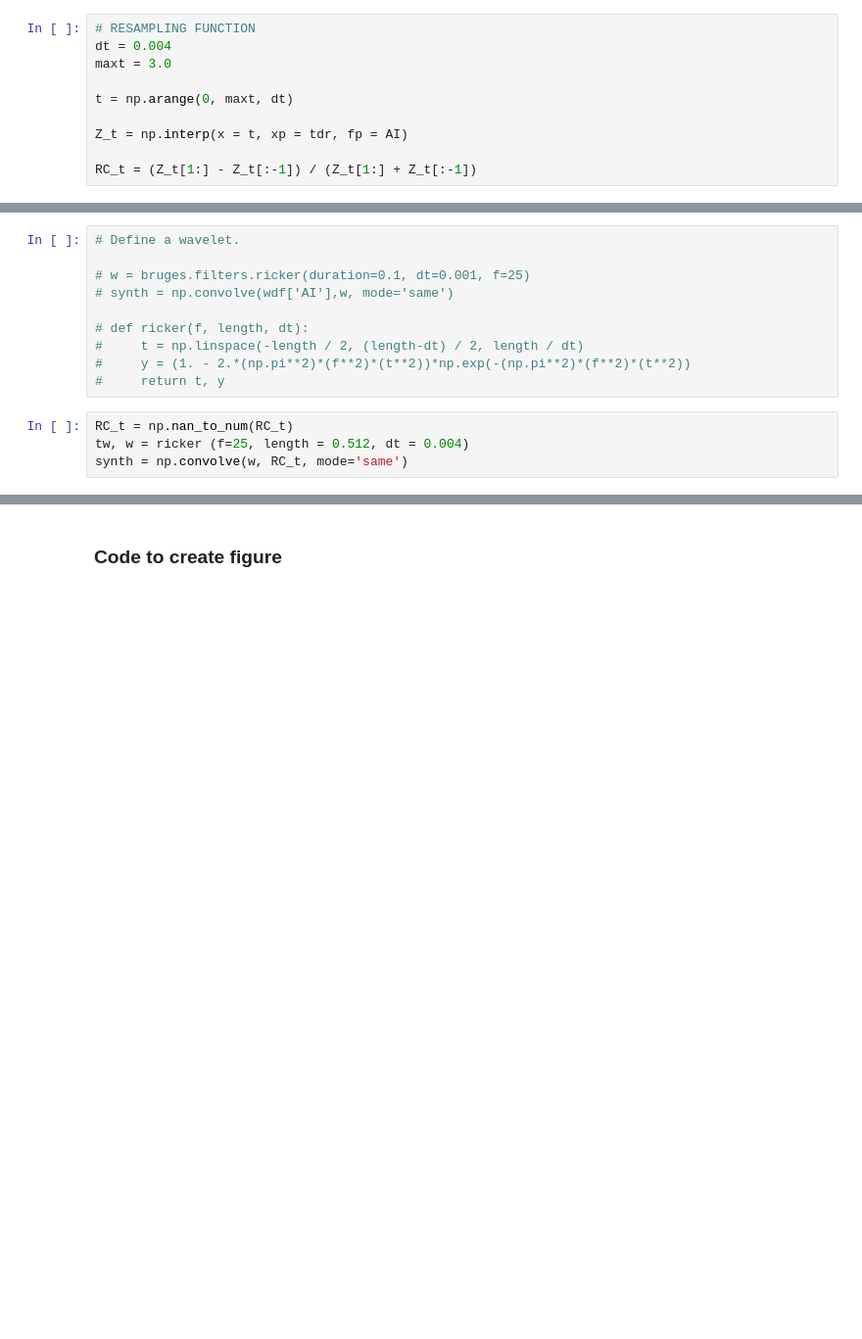
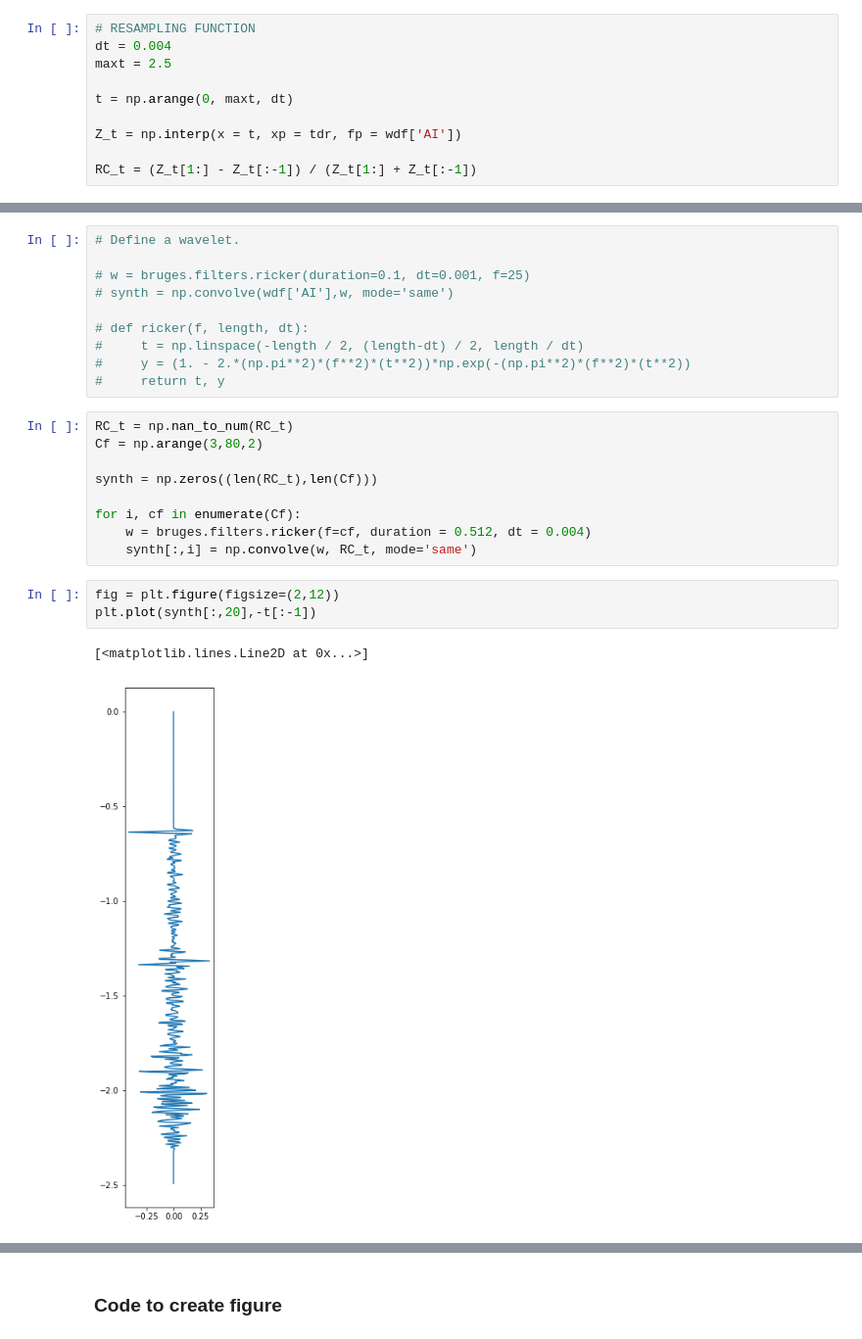
Before and after one commit to Gijsbertbas/rgb-explorers-backend, a Jupyter notebook: sandbox/Import_las.ipynb, the cells around one changed output, grey strips where cells are left out. Shown: that part at 98% size. Cells and saved outputs as stored; diff of their text form; blank space fills up the shorter version.

```diff
--- a/Import_las.ipynb
+++ b/sandbox/Import_las.ipynb
@@ -251,10 +88,10 @@ But we need the functions represented by travel time
 # %%
 # RESAMPLING FUNCTION
 dt = 0.004
-maxt = 3.0
+maxt = 2.5
 
 t = np.arange(0, maxt, dt)
 
-Z_t = np.interp(x = t, xp = tdr, fp = AI)
+Z_t = np.interp(x = t, xp = tdr, fp = wdf['AI'])
 
 RC_t = (Z_t[1:] - Z_t[:-1]) / (Z_t[1:] + Z_t[:-1])
@@ -272,5 +114,16 @@ RC_t = (Z_t[1:] - Z_t[:-1]) / (Z_t[1:] + Z_t[:-1])
 #     return t, y
 # %%
 RC_t = np.nan_to_num(RC_t)
-tw, w = ricker (f=25, length = 0.512, dt = 0.004)
-synth = np.convolve(w, RC_t, mode='same')
+Cf = np.arange(3,80,2)
+
+synth = np.zeros((len(RC_t),len(Cf)))
+
+for i, cf in enumerate(Cf):
+    w = bruges.filters.ricker(f=cf, duration = 0.512, dt = 0.004)
+    synth[:,i] = np.convolve(w, RC_t, mode='same')
+# %%
+fig = plt.figure(figsize=(2,12))
+plt.plot(synth[:,20],-t[:-1])
+# %% [output]
+[<matplotlib.lines.Line2D at 0x...>]
+[figure, added]
```
Also changed, not shown: parts of 33 cells of this notebook, 1 other file.
